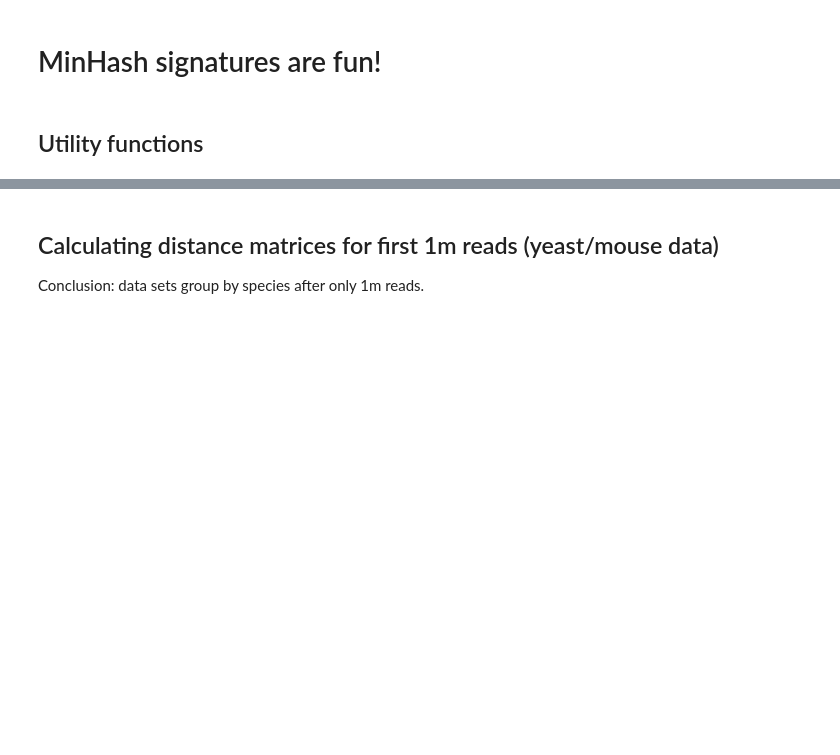
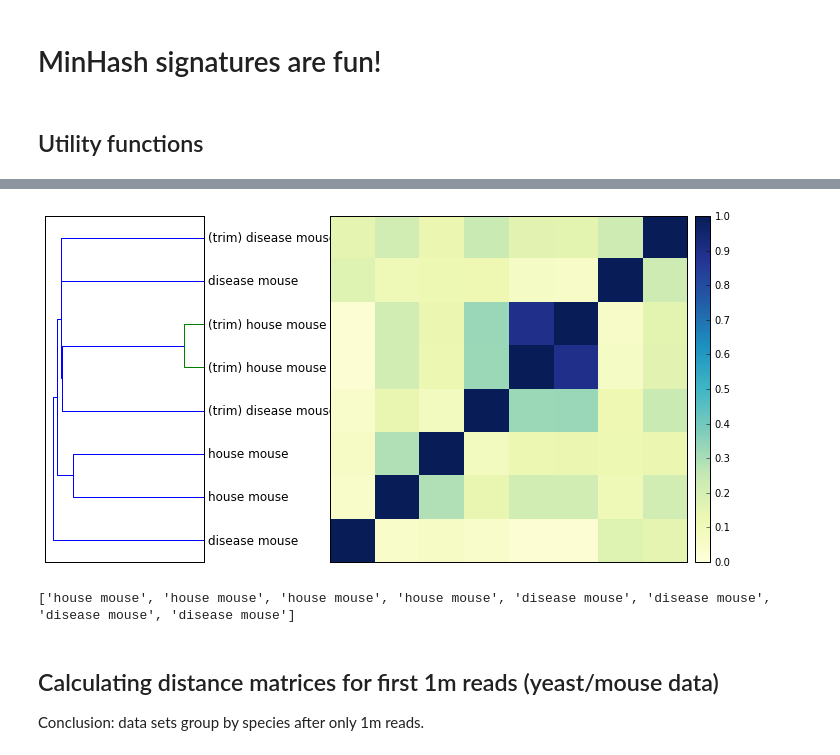
Before and after one commit to sourmash-bio/sourmash, a Jupyter notebook: demo/00-demo.ipynb, the cells around one changed output, grey strips where cells are left out. Cells and saved outputs as stored; diff of their text form; code cells hidden in the pictures; blank space fills up the shorter version.

```diff
--- a/demo/00-demo.ipynb
+++ b/demo/00-demo.ipynb
@@ -65,3 +73,20 @@ def plot_composite_matrix(D, labeltext, show_labels=True, show_indices=True):
+# %%
+D_filename = 'trim.npy'
+
+D, labeltext = load_matrix_and_labels(D_filename)
+
+# relabel the trimmed ones as 'trim' - they're the ones with trim in the filename ;)
+for i in range(len(labeltext)):
+    if i % 2:
+        labeltext[i] = '(trim) '+ labeltext[i]
+_ = plot_composite_matrix(D, labeltext)
+pylab.savefig('sourmash-trimming.png')
+# %% [output]
+[figure, added]
+# %%
+print(labeltext)
+# %% [output]
+['house mouse', 'house mouse', 'house mouse', 'house mouse', 'disease mouse', 'disease mouse', 'disease mouse', 'disease mouse']
 # %% [markdown]
 ## Calculating distance matrices for first 1m reads (yeast/mouse data)
 
```
Also changed, not shown: parts of 6 cells of this notebook, 3 other files.
